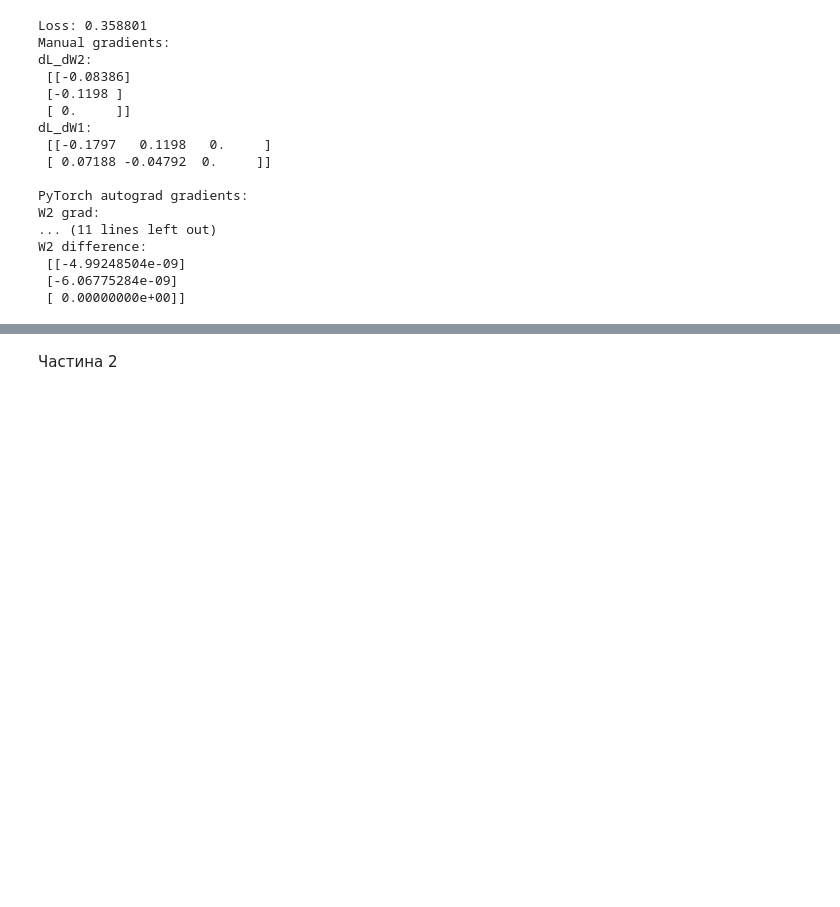
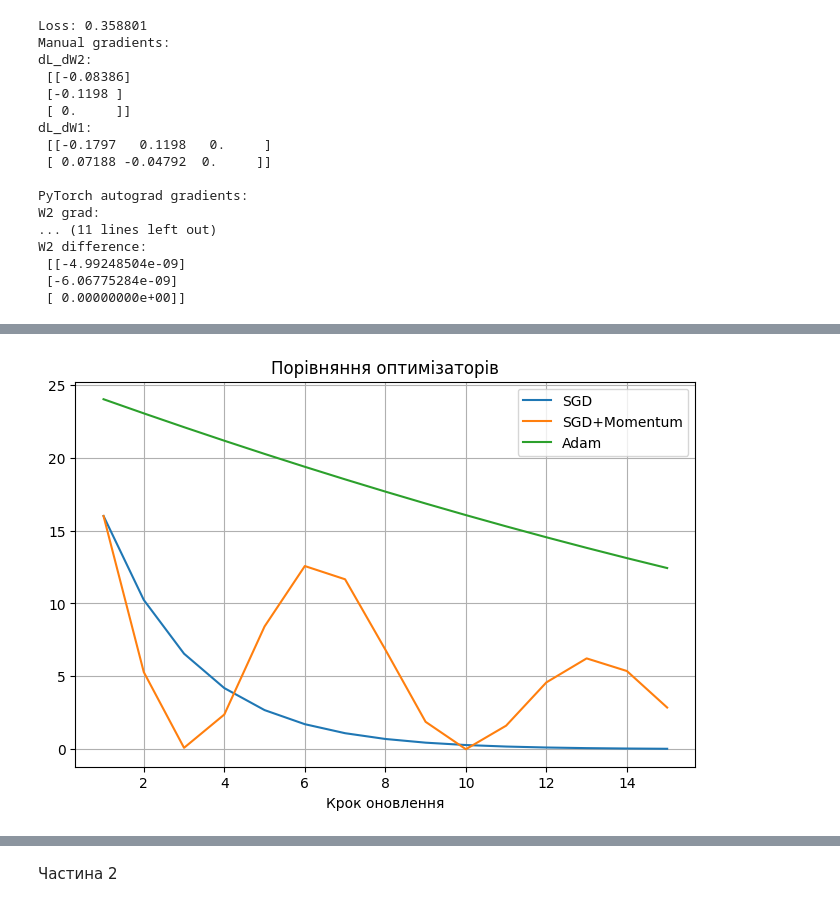
Before and after one commit to Artem-KAI/Python, a Jupyter notebook: !Practice/3/3main.ipynb, the cells around one changed output, grey strips where cells are left out. Saved outputs shown, nothing was run; the diff lists cells and outputs as text; code cells hidden in the pictures; blank space fills up the shorter version.

```diff
--- a/!Practice/3/3main.ipynb
+++ b/!Practice/3/3main.ipynb
@@ -216,5 +265,6 @@ BCE  : 0.22839300363692283 [-0.47619048  0.41666667 -0.37037037]
 # %%
 import numpy as np
+import matplotlib.pyplot as plt
 
 class CustomOptimizer:
     """Базовий клас для оптимізаторів"""
@@ -300,20 +350,31 @@ def compute_grad(param):
     param.grad = 2 * (param.data - 5)
 
 
-# Тест
-w = Tensor([10.0]) # 10.0
-params = [w] # 0
+optimizers = {
+    "SGD": MySGD([Tensor([10.0])], lr=0.1),
+    "SGD+Momentum": MySGDMomentum([Tensor([10.0])], lr=0.1, momentum=0.9),
+    "Adam": MyAdam([Tensor([10.0])], lr=0.1)
+}
 
-opt_sgd = MySGD(params, lr=0.1)
-opt_momentum = MySGDMomentum([Tensor([10.0])], lr=0.1, momentum=0.9)
-opt_adam = MyAdam([Tensor([10.0])], lr=0.1)
+epoch = 15
+plt.figure(figsize=(8, 5))
 
-for opt, name in [(opt_sgd, "SGD"), (opt_momentum, "SGD+Momentum"), (opt_adam, "Adam")]:
+for name, opt in optimizers.items():
     w = Tensor([10.0])
     opt.params = [w]
-    print(f"\n{name}:")
-    for step in range(10):
+    losses = []
+
+    for step in range(epoch):
         compute_grad(w)
         opt.step()
-        print(f"Step {step+1:2d}: w = {w.data[0]:.4f}, loss = {loss_fn(w):.4f}")
+        losses.append(loss_fn(w))
+
+    plt.plot(range(1, epoch+1), losses, label=name,)
+
+plt.title("Порівняння оптимізаторів")
+plt.xlabel("Крок оновлення")
+# plt.ylabel("Loss (f(w) = (w-5)^2)")
+plt.legend()
+plt.grid(True)
+plt.show()
 # %% [output]
@@ -337,3 +381,4 @@ Step 10: w = 9.0076, loss = 16.0609
+[figure, added]
 # %%
 import numpy as np
 import matplotlib.pyplot as plt
```
Also changed, not shown: parts of 4 cells of this notebook.
